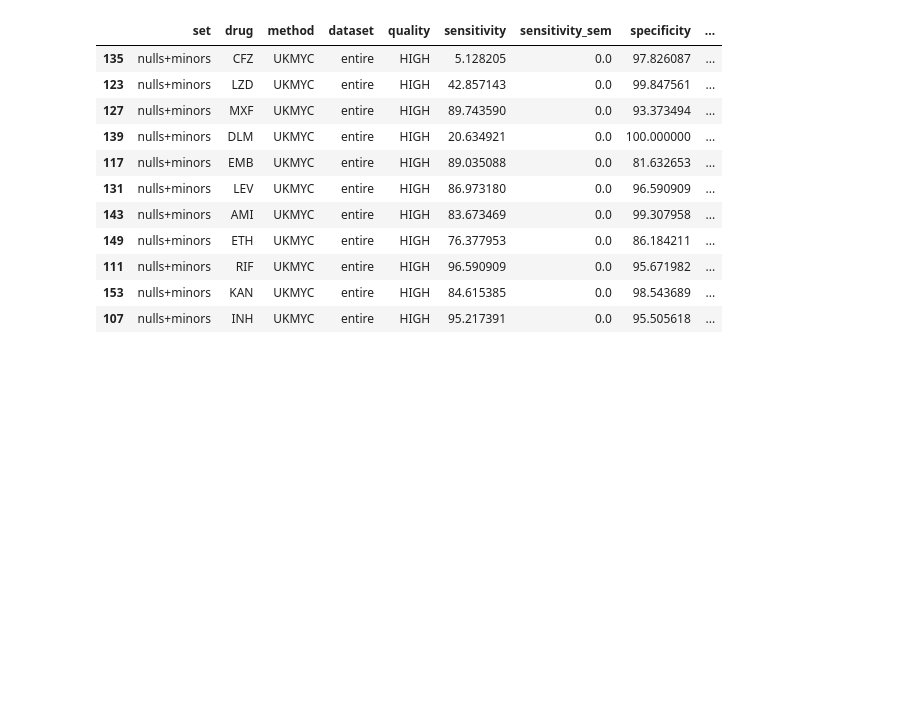
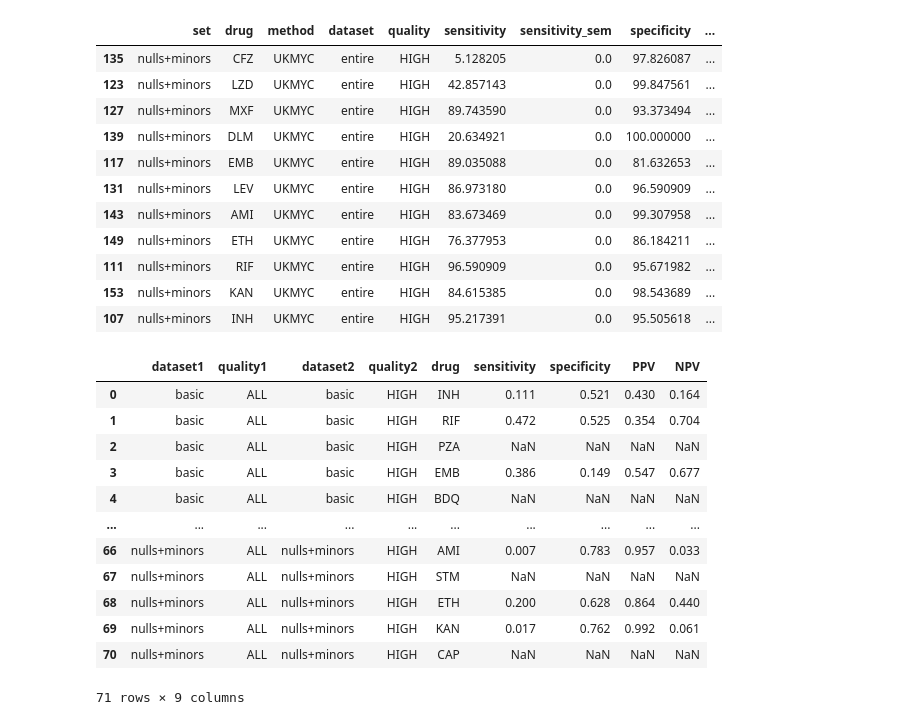
Before and after one commit to fowler-lab/validate-myco-amr, a Jupyter notebook: create-results-table.ipynb, the cells around one changed output. Drawn from its saved outputs; the diff is of its cells as text; code cells hidden in the pictures; blank space fills up the shorter version.

```diff
--- a/create-results-table.ipynb
+++ b/create-results-table.ipynb
@@ -397,0 +457,18 @@ df.sort_values(by='Total')
+# %%
+statistical_table = pandas.DataFrame(statistical_rows, columns=['dataset1', 'quality1', 'dataset2', 'quality2', 'drug', 'sensitivity', 'specificity', 'PPV', 'NPV'])
+statistical_table.to_csv('dat/RESULST_STATISTICAL_SIGNIFICANCE.csv')
+statistical_table
+# %% [output]
+|  | dataset1 | quality1 | dataset2 | quality2 | drug | sensitivity | specificity | PPV | NPV |
+| 0 | basic | ALL | basic | HIGH | INH | 0.111 | 0.521 | 0.430 | 0.164 |
+| 1 | basic | ALL | basic | HIGH | RIF | 0.472 | 0.525 | 0.354 | 0.704 |
+| 2 | basic | ALL | basic | HIGH | PZA | NaN | NaN | NaN | NaN |
+| 3 | basic | ALL | basic | HIGH | EMB | 0.386 | 0.149 | 0.547 | 0.677 |
+| 4 | basic | ALL | basic | HIGH | BDQ | NaN | NaN | NaN | NaN |
+| ... | ... | ... | ... | ... | ... | ... | ... | ... | ... |
+| 66 | nulls+minors | ALL | nulls+minors | HIGH | AMI | 0.007 | 0.783 | 0.957 | 0.033 |
+| 67 | nulls+minors | ALL | nulls+minors | HIGH | STM | NaN | NaN | NaN | NaN |
+| 68 | nulls+minors | ALL | nulls+minors | HIGH | ETH | 0.200 | 0.628 | 0.864 | 0.440 |
+| 69 | nulls+minors | ALL | nulls+minors | HIGH | KAN | 0.017 | 0.762 | 0.992 | 0.061 |
+| 70 | nulls+minors | ALL | nulls+minors | HIGH | CAP | NaN | NaN | NaN | NaN |
+71 rows × 9 columns
```
Also changed, not shown: parts of 7 cells of this notebook, 2 other files.
